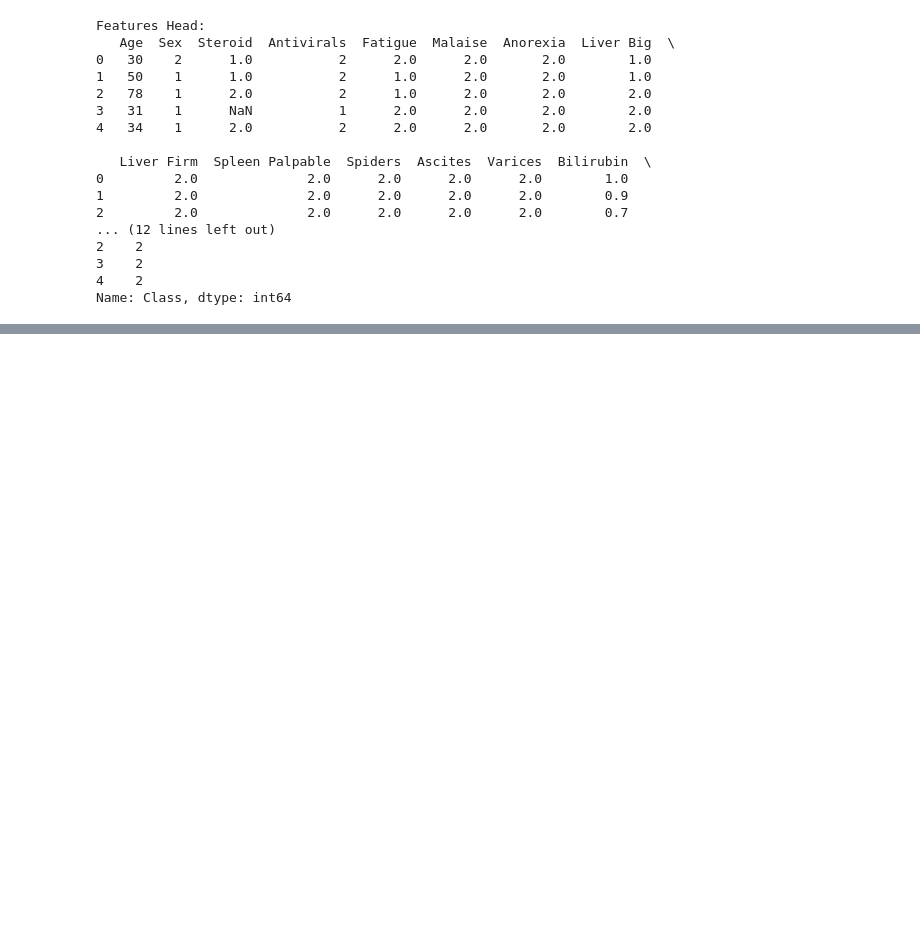
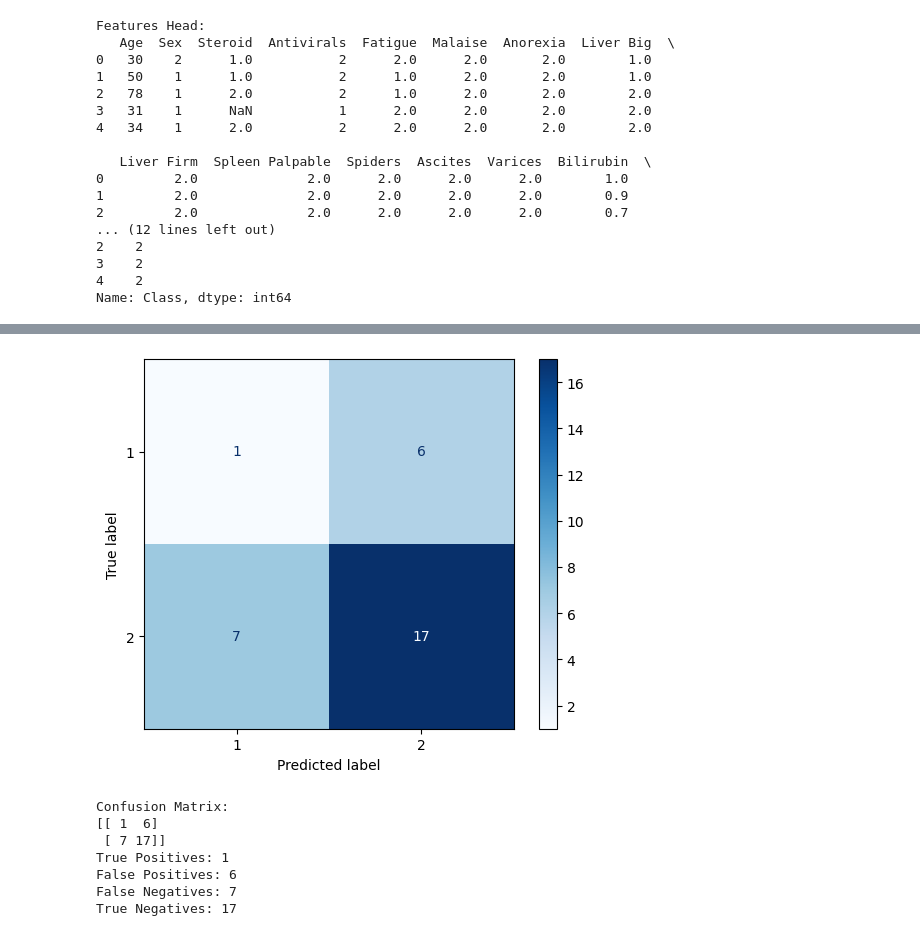
Before and after one commit to larajakosalem/DATA_ANALYTICS, a Jupyter notebook: Assignments/Lecture 8 Assignment.ipynb, the cells around one changed output, grey strips where cells are left out. Cells and saved outputs as stored; diff of their text form; code cells hidden in the pictures; blank space fills up the shorter version.

```diff
--- a/Assignments/Lecture 8 Assignment.ipynb
+++ b/Assignments/Lecture 8 Assignment.ipynb
@@ -163,0 +117,32 @@ weighted avg       0.60      0.58      0.59        31
+# %%
+from sklearn.metrics import confusion_matrix, ConfusionMatrixDisplay
+
+# Confusion Matrix
+cm = confusion_matrix(y_test, y_pred)
+disp = ConfusionMatrixDisplay(confusion_matrix=cm, display_labels=clf.classes_)
+disp.plot(cmap=plt.cm.Blues)
+plt.show()
+
+# Print confusion matrix values
+print("Confusion Matrix:")
+print(cm)
+
+# Extracting values
+TP = cm[0, 0]
+FP = cm[0, 1]
+FN = cm[1, 0]
+TN = cm[1, 1]
+
+print(f"True Positives: {TP}")
+print(f"False Positives: {FP}")
+print(f"False Negatives: {FN}")
+print(f"True Negatives: {TN}")
+# %% [output]
+[figure, added]
+Confusion Matrix:
+[[ 1  6]
+ [ 7 17]]
+True Positives: 1
+False Positives: 6
+False Negatives: 7
+True Negatives: 17
```
Also changed, not shown: parts of 15 cells of this notebook, 2 other files.
